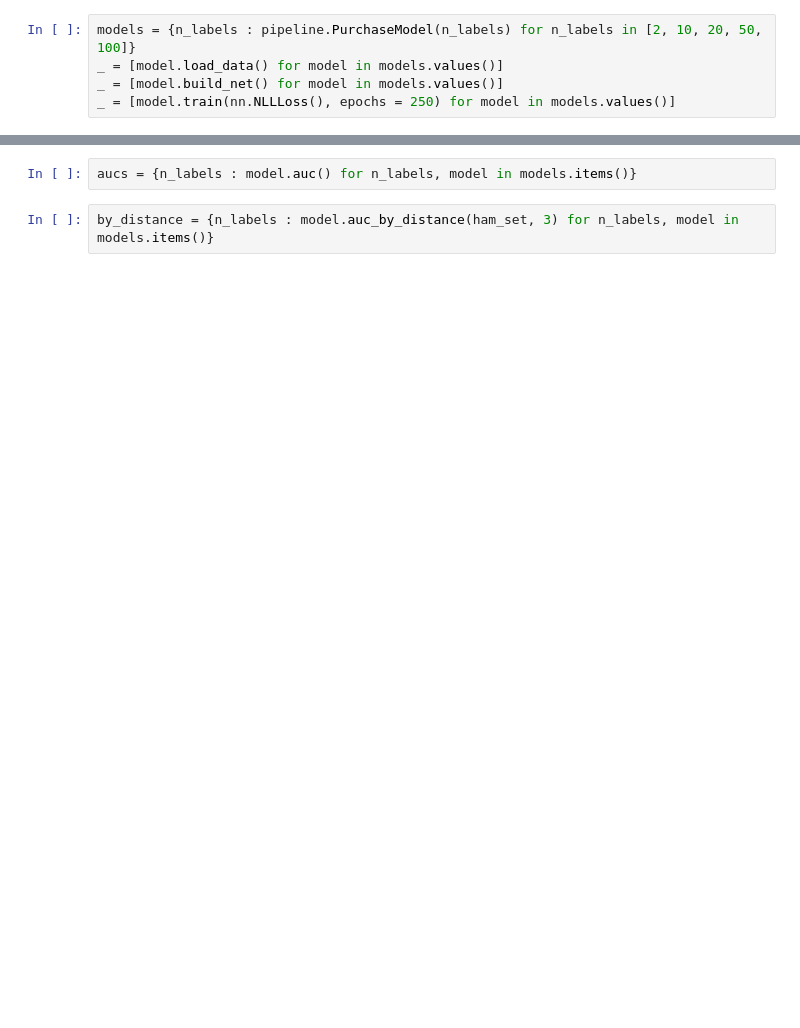
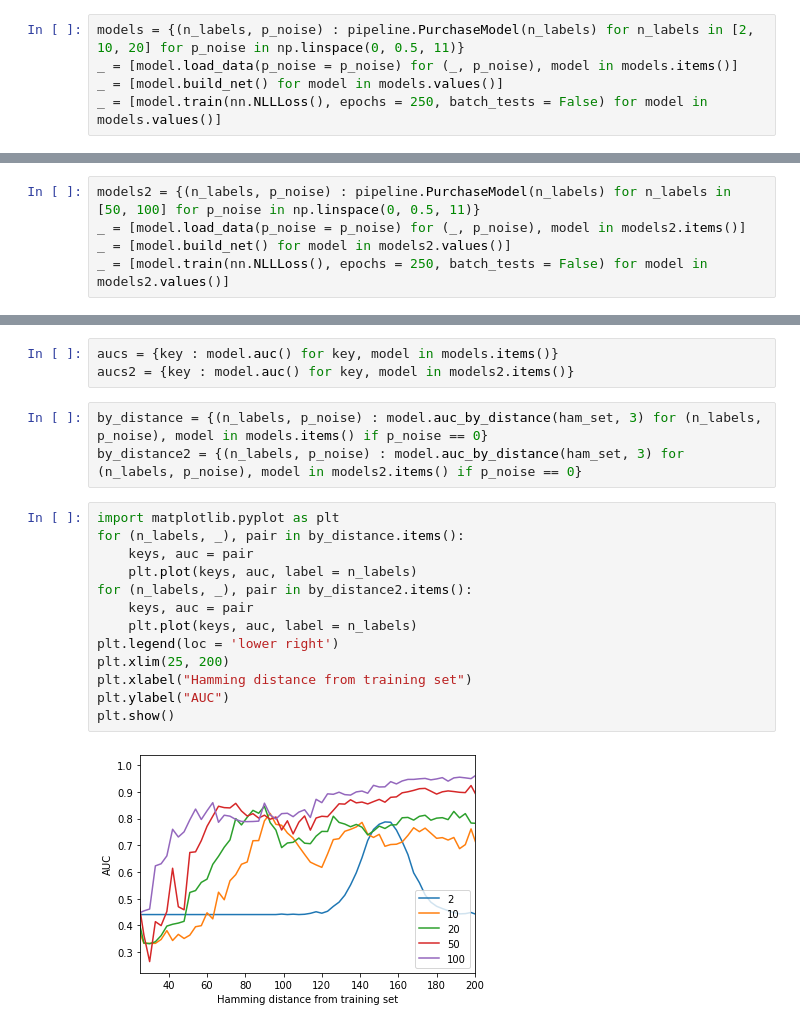
Before and after one commit to mbpereira49/inferenceattacks, a Jupyter notebook: Sample.ipynb, the cells around one changed output, grey strips where cells are left out. Cells and saved outputs as stored; diff of their text form; blank space fills up the shorter version.

```diff
--- a/Sample.ipynb
+++ b/Sample.ipynb
@@ -44,5 +23,5 @@ def ham_set(p, t):
 # %%
-models = {n_labels : pipeline.PurchaseModel(n_labels) for n_labels in [2, 10, 20, 50, 100]}
-_ = [model.load_data() for model in models.values()]
+models = {(n_labels, p_noise) : pipeline.PurchaseModel(n_labels) for n_labels in [2, 10, 20] for p_noise in np.linspace(0, 0.5, 11)}
+_ = [model.load_data(p_noise = p_noise) for (_, p_noise), model in models.items()]
 _ = [model.build_net() for model in models.values()]
-_ = [model.train(nn.NLLLoss(), epochs = 250) for model in models.values()]
+_ = [model.train(nn.NLLLoss(), epochs = 250, batch_tests = False) for model in models.values()]
@@ -66,0 +28,5 @@ Finished Training
+# %%
+models2 = {(n_labels, p_noise) : pipeline.PurchaseModel(n_labels) for n_labels in [50, 100] for p_noise in np.linspace(0, 0.5, 11)}
+_ = [model.load_data(p_noise = p_noise) for (_, p_noise), model in models2.items()]
+_ = [model.build_net() for model in models2.values()]
+_ = [model.train(nn.NLLLoss(), epochs = 250, batch_tests = False) for model in models2.values()]
@@ -67,4 +51,21 @@ Finished Training
 # %%
-aucs = {n_labels : model.auc() for n_labels, model in models.items()}
+aucs = {key : model.auc() for key, model in models.items()}
+aucs2 = {key : model.auc() for key, model in models2.items()}
 # %%
-by_distance = {n_labels : model.auc_by_distance(ham_set, 3) for n_labels, model in models.items()}
+by_distance = {(n_labels, p_noise) : model.auc_by_distance(ham_set, 3) for (n_labels, p_noise), model in models.items() if p_noise == 0}
+by_distance2 = {(n_labels, p_noise) : model.auc_by_distance(ham_set, 3) for (n_labels, p_noise), model in models2.items() if p_noise == 0}
+# %%
+import matplotlib.pyplot as plt
+for (n_labels, _), pair in by_distance.items():
+    keys, auc = pair
+    plt.plot(keys, auc, label = n_labels)
+for (n_labels, _), pair in by_distance2.items():
+    keys, auc = pair
+    plt.plot(keys, auc, label = n_labels)
+plt.legend(loc = 'lower right')
+plt.xlim(25, 200)
+plt.xlabel("Hamming distance from training set")
+plt.ylabel("AUC")
+plt.show()
+# %% [output]
+[figure, added]
```
Also changed, not shown: parts of 7 cells of this notebook, 1 other file.
